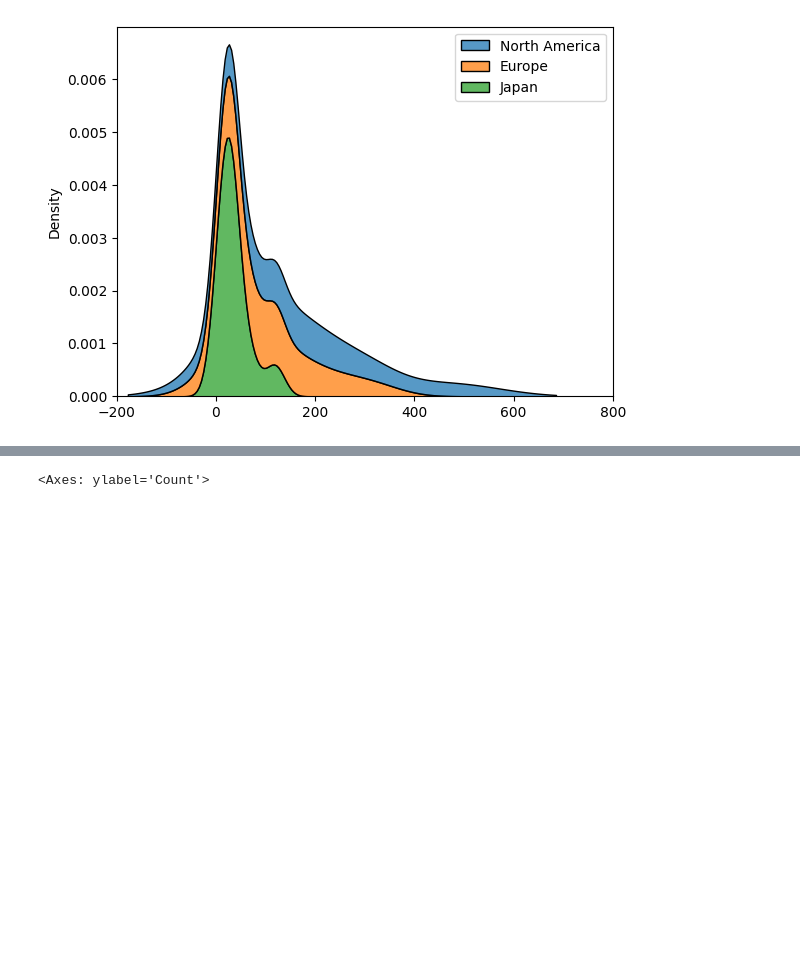
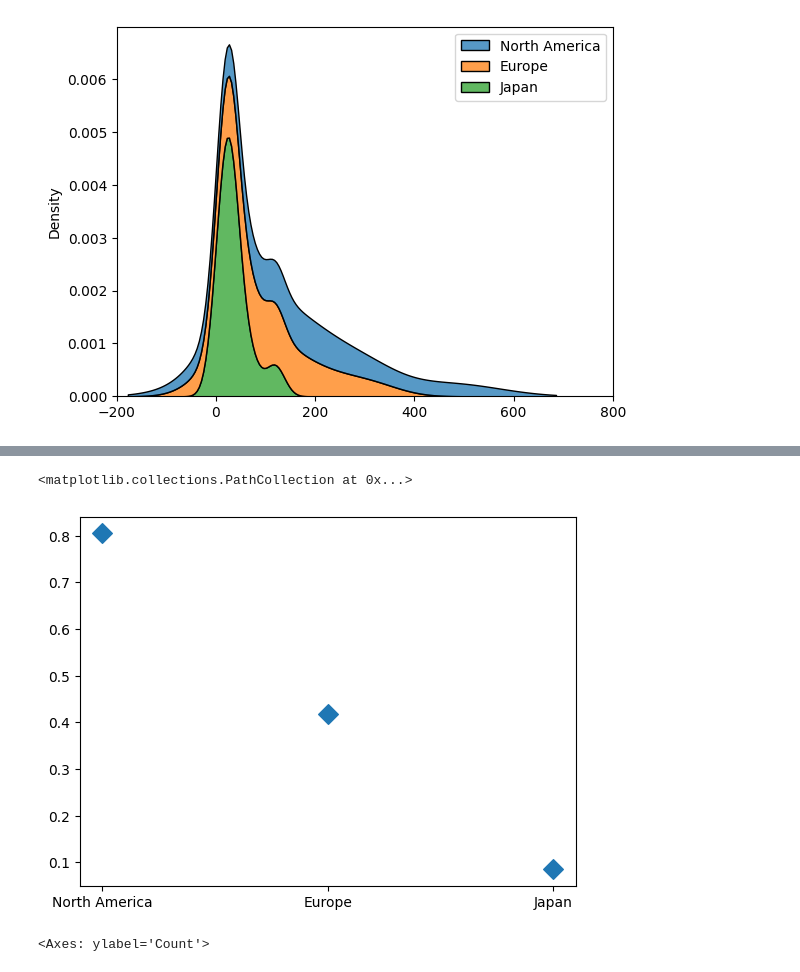
Before and after one commit to tangiambe/Data_Analytics_Project, a Jupyter notebook: genre_country_sales.ipynb, the cells around one changed output, grey strips where cells are left out. Cells and saved outputs as stored; diff of their text form; code cells hidden in the pictures; blank space fills up the shorter version.

```diff
--- a/genre_country_sales.ipynb
+++ b/genre_country_sales.ipynb
@@ -99,3 +130,15 @@ genreSales.plot(kind='bar')
+# %%
+'''
+This kernal exhibits the results of the
+previous kernal in a scatter plot to display the
+variance of sales for each country by genre.
+'''
+
+markerSize= 100
+plt.scatter(x=['North America', 'Europe', 'Japan'], y=gcsVariance, marker='D', s=markerSize)
+# %% [output]
+<matplotlib.collections.PathCollection at 0x...>
+[figure, added]
 # %%
 sns.histplot(genreSales, multiple='stack')
 # %% [output]
```
Also changed, not shown: parts of 8 cells of this notebook.
